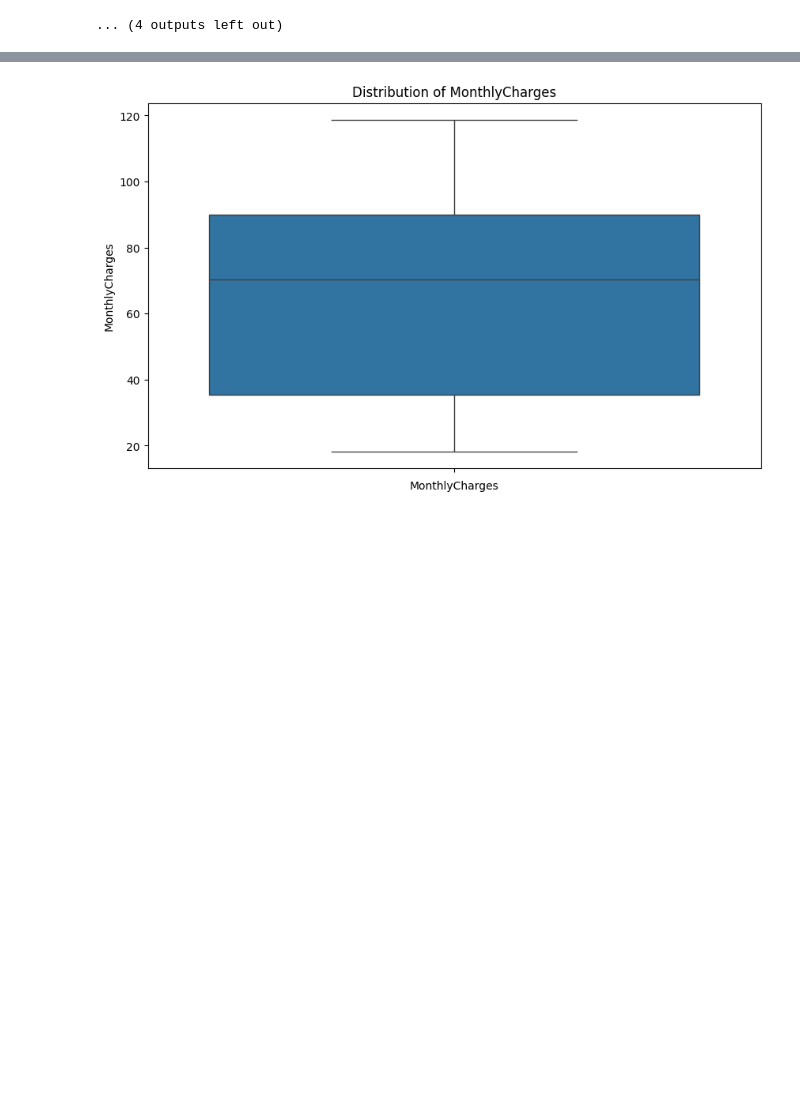
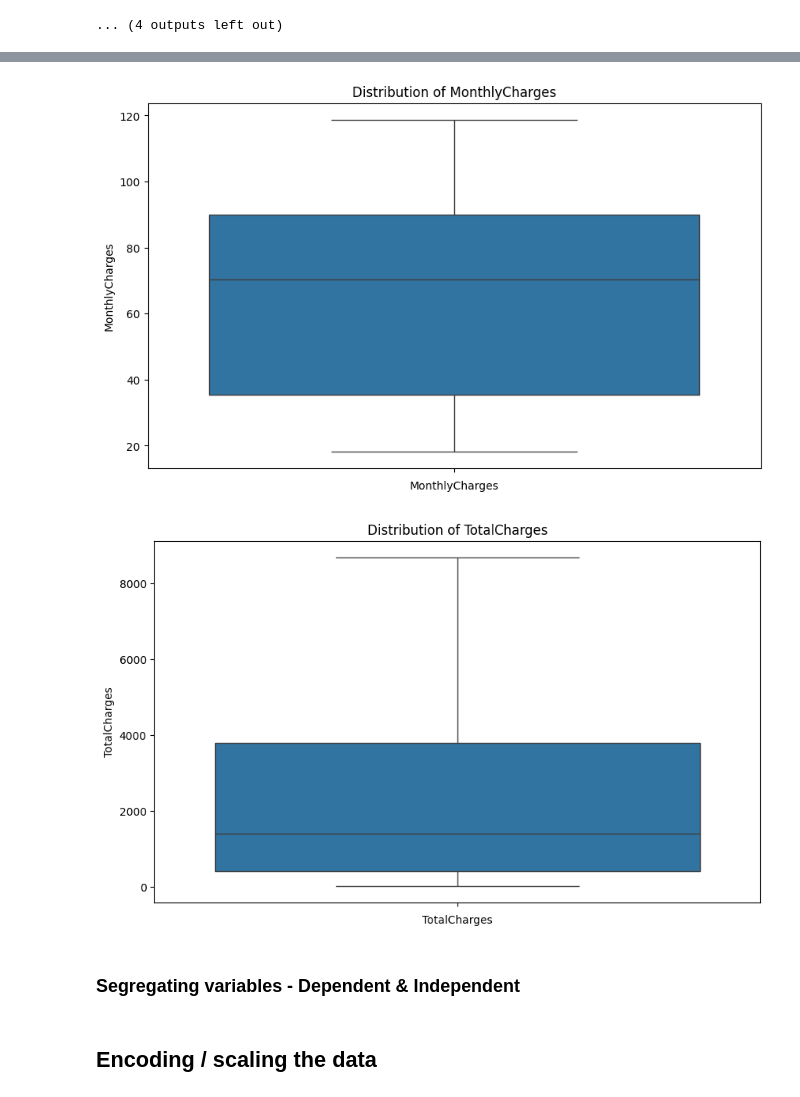
Before and after one commit to elmoujahidayoub171/Customer-Churn-Prediction, a Jupyter notebook: notebooks/eda.ipynb, the cells around one changed output, grey strips where cells are left out. Cells and saved outputs as stored; diff of their text form; code cells hidden in the pictures; blank space fills up the shorter version.

```diff
--- a/notebooks/eda.ipynb
+++ b/notebooks/eda.ipynb
@@ -123,12 +128,15 @@ for i in x:
 # %%
 # outliers of Senior Citizens, Tenure, and Monthly Charges
-x =['SeniorCitizen', 'tenure', 'MonthlyCharges']
+x =['SeniorCitizen', 'tenure', 'MonthlyCharges','TotalCharges']
 for i in x:
     plt.figure(figsize=(10, 6))
     sns.boxplot(data[i] , fill=True )
     plt.title(f"Distribution of {i}")
     plt.xlabel(i)
 # %% [output]
 [figure]
 [figure]
 [figure]
+[figure, added]
+# %% [markdown]
+### Segregating variables - Dependent & Independent
@@ -134,0 +146,2 @@ for i in x:
+# %% [markdown]
+## Encoding / scaling the data
```
Also changed, not shown: parts of 20 cells of this notebook.
